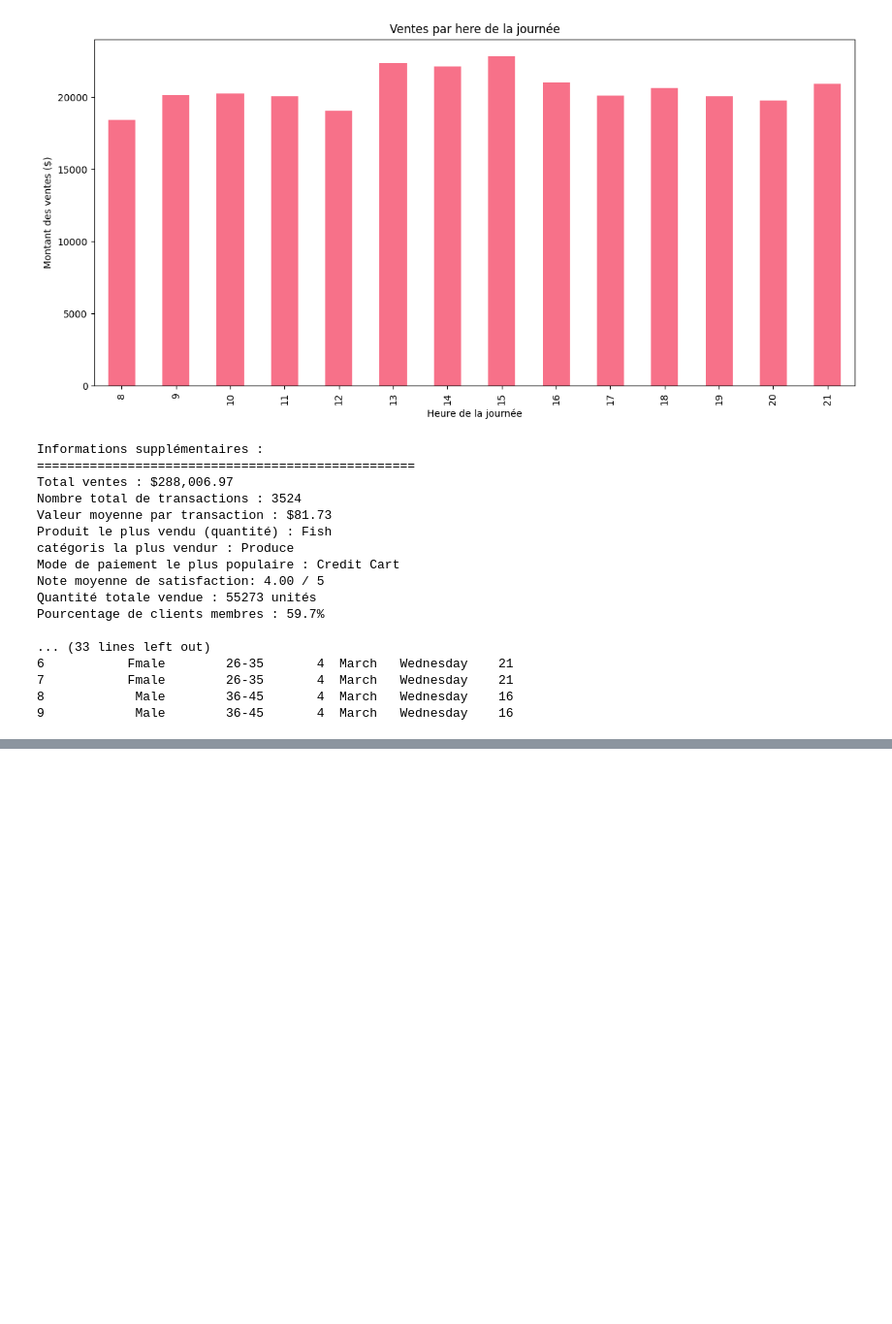
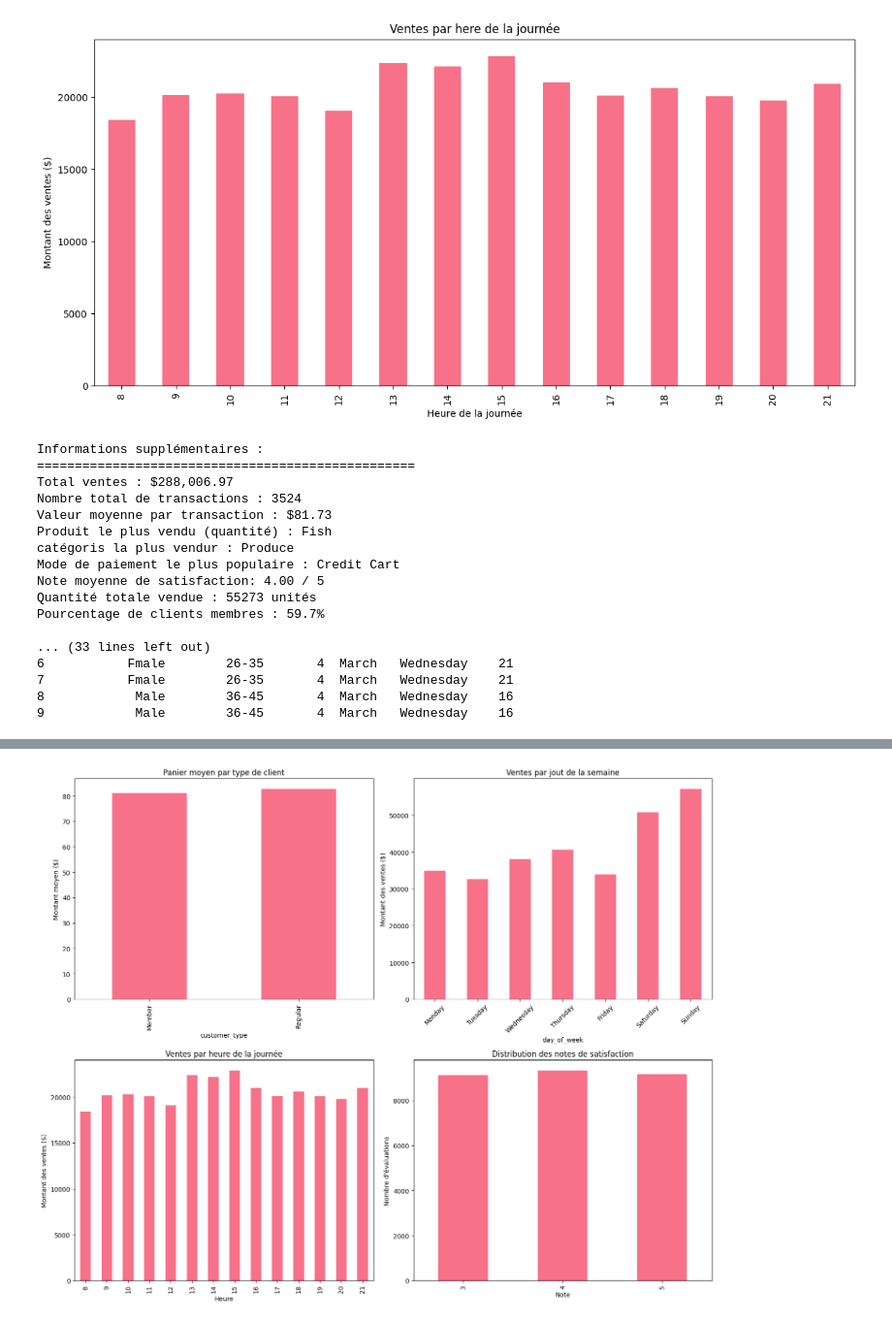
Before and after one commit to ahmedalimouhamed/data_analyze_python, a Jupyter notebook: data_analyze_python/supermarket.ipynb, the cells around one changed output, grey strips where cells are left out. Shown: that part at 97% size. Cells and saved outputs as stored; diff of their text form; code cells hidden in the pictures; blank space fills up the shorter version.

```diff
--- a/data_analyze_python/supermarket.ipynb
+++ b/data_analyze_python/supermarket.ipynb
@@ -272,3 +272,68 @@ Pourcentage de clients membres : 59.7%
 7           Fmale        26-35       4  March   Wednesday    21
 8            Male        36-45       4  March   Wednesday    16
 9            Male        36-45       4  March   Wednesday    16
+# %%
+print("\nAnalyses avancées : ")
+print("=" * 50)
+
+basket_size = df.groupby(['invoice_id', 'customer_type'])['total_sales'].sum().reset_index()
+avg_basket = basket_size.groupby('customer_type')['total_sales'].mean()
+print("\nPanier moyen par type de client : ")
+print(avg_basket.round(2))
+
+from itertools import combinations
+from collections import defaultdict
+
+product_pairs = defaultdict(int)
+
+for invoice in df['invoice_id'].unique():
+    invoice_products = df[df['invoice_id'] == invoice]['product'].unique()
+    if len(invoice_products) > 1:
+        for pair in combinations(invoice_products, 2):
+            product_pairs[pair] += 1
+
+top_pairs = sorted(product_pairs.items(), key=lambda x : x[1], reverse=True)[:10]
+print("\nTop 10 combinaisons de produits fréquement achetés ensemble:")
+for pair, count in top_pairs:
+    print(f"{pair[0]} + {pair[1]} : {count} fois")
+
+
+weekday_sales = df.groupby('day_of_week')['total_sales'].sum()
+weekend_mask = df['day_of_week'].isin(['Saturday', 'Sunday'])
+weekend_sales = df[weekend_mask]['total_sales'].sum()
+weekday_sales_total = df[~weekend_mask]['total_sales'].sum()
+
+print(f"\nVentes en semaine : ${weekday_sales_total:,.2f}")
+print(f"Ventes le weekend : ${weekend_sales:,.2f}")
+print(f"Ratio weekend/semaine : {weekend_sales / weekday_sales_total:.2%}")
+
+peak_hours = df.groupby('hour')['total_sales'].sum().sort_values(ascending=False).head(3)
+print(f"\nHeures de pointe : {', '.join([str(h) for h in peak_hours.index])}h")
+
+rating_sales_corr = df.groupby('invoice_id').agg({'rating': 'first', 'total_sales': 'sum'})[['rating', 'total_sales']].corr().iloc[0, 1]
+print(f"\nCorrélation entre note et montant des ventes : {rating_sales_corr:.3f}")
+
+fig, axes = plt.subplots(2, 2, figsize=(15, 12))
+
+avg_basket.plot(kind='bar', ax=axes[0, 0])
+axes[0, 0].set_title('Panier moyen par type de client')
+axes[0, 0].set_ylabel('Montant moyen ($)')
+
+weekday_sales.reindex(day_order).plot(kind='bar', ax=axes[0, 1])
+axes[0, 1].set_title('Ventes par jout de la semaine')
+axes[0, 1].set_ylabel('Montant des ventes ($)')
+axes[0, 1].tick_params(axis='x', rotation=45)
+
+hourly_sales.plot(kind='bar', ax=axes[1, 0])
+axes[1, 0].set_title('Ventes par heure de la journée')
+axes[1, 0].set_xlabel('Heure')
+axes[1, 0].set_ylabel('Montant des ventes ($)')
+
+rating_counts.plot(kind='bar', ax=axes[1, 1])
+axes[1, 1].set_title('Distribution des notes de satisfaction')
+axes[1, 1].set_xlabel('Note')
+axes[1, 1].set_ylabel('Nombre d\'évaluations')
+
+plt.tight_layout()
+plt.show()
+# %% [output]
@@ -274,0 +357 @@ Pourcentage de clients membres : 59.7%
+[figure, added]
```
Also changed, not shown: parts of 2 cells of this notebook, 3 other files.
